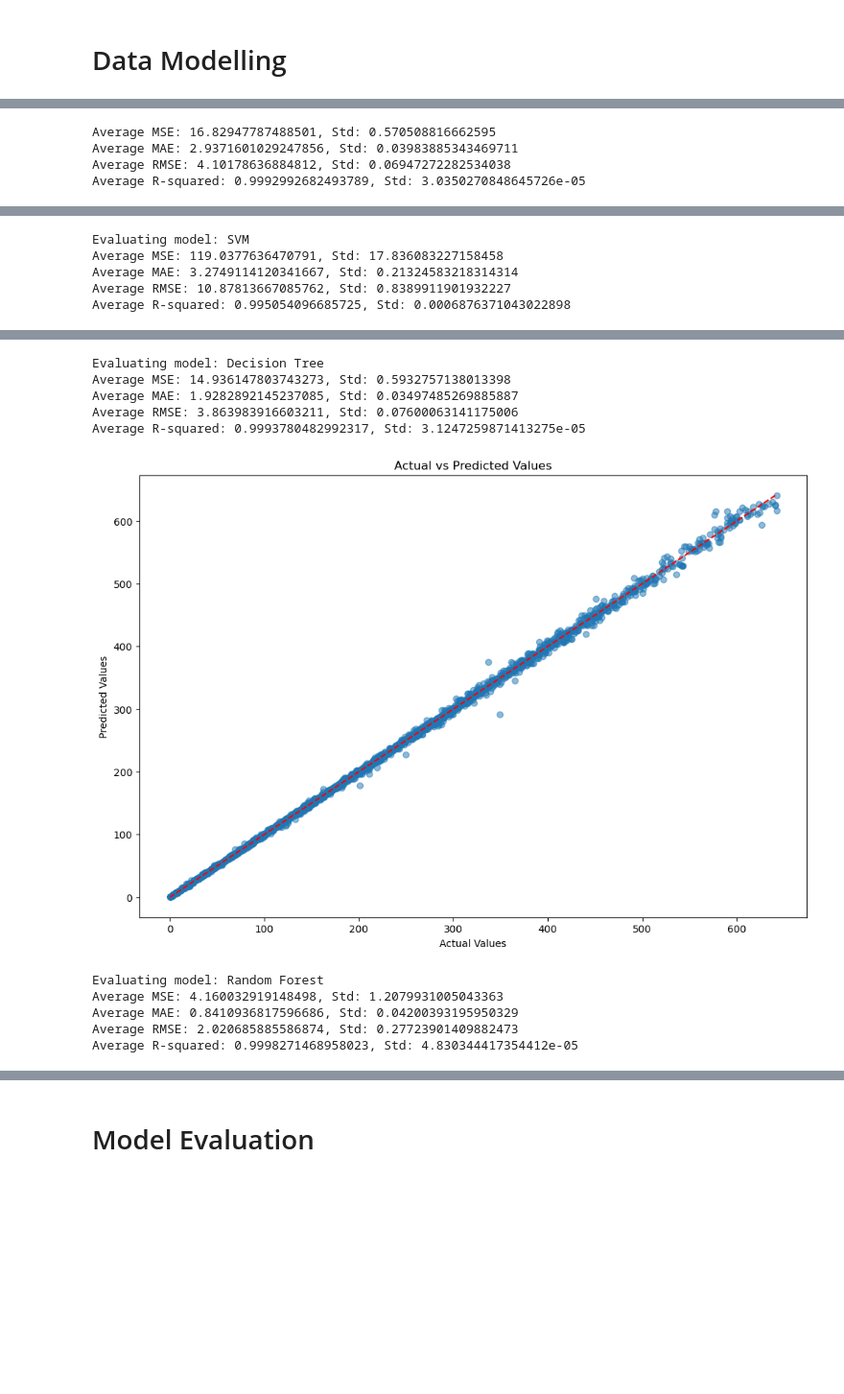
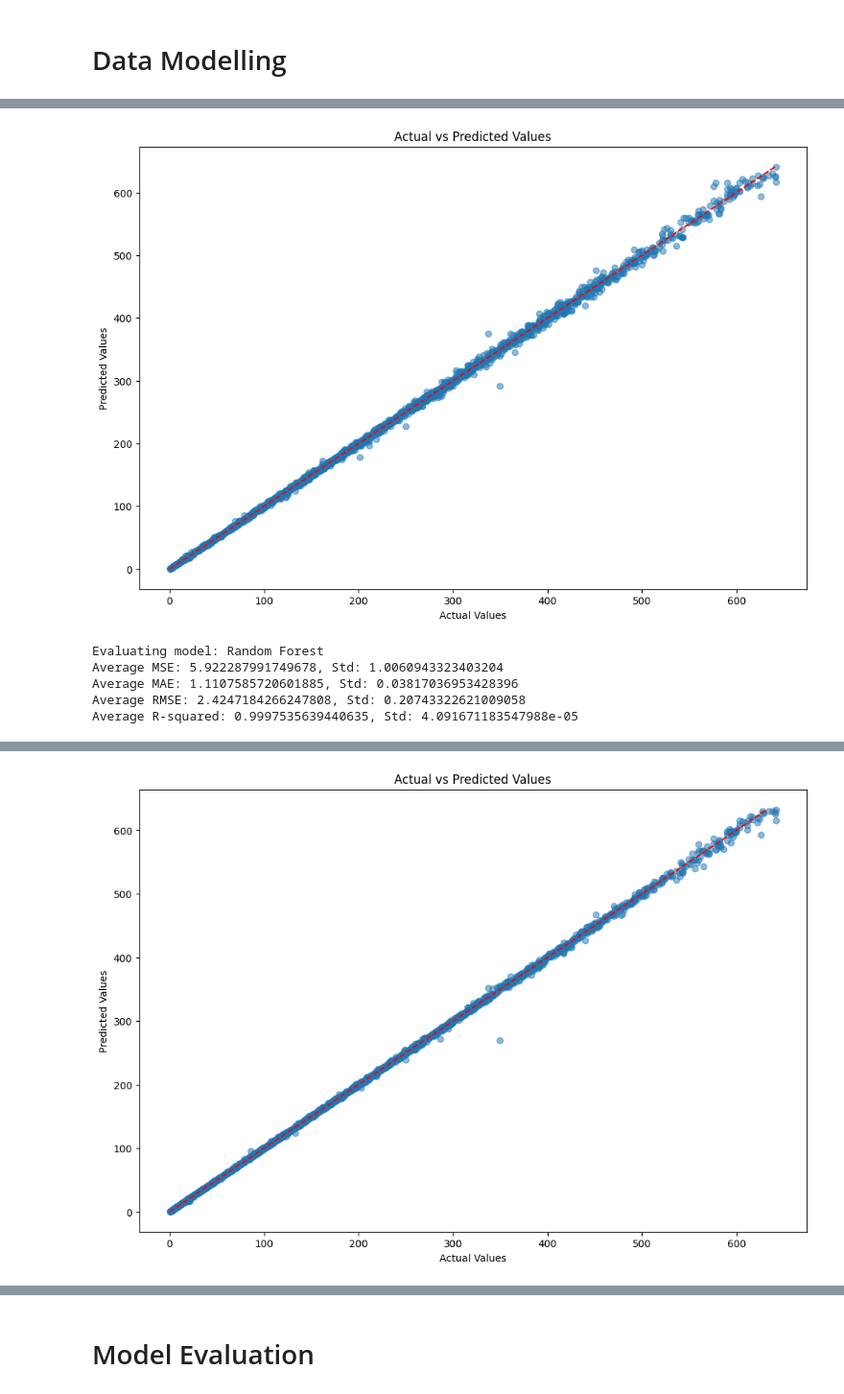
Before and after one commit to MehulBafna/BlueYonderTask, a Jupyter notebook: notebook/Model Training.ipynb, the cells around one changed output, grey strips where cells are left out. Shown at 96% size. Cells and saved outputs as stored; diff of their text form; code cells hidden in the pictures; blank space fills up the shorter version.

```diff
--- a/notebook/Model Training.ipynb
+++ b/notebook/Model Training.ipynb
@@ -206,9 +220,8 @@ y = np.concatenate((y_train, y_test))
 models = {
     'LR': LinearRegression(),
     'KNN': KNeighborsRegressor(n_neighbors=3, metric='manhattan'),
-    'SVM': SVR(kernel='rbf', C=1.0, epsilon=0.1),
     'Decision Tree': DecisionTreeRegressor(random_state=42),
-    'Random Forest': RandomForestRegressor(random_state=42)
+    'Random Forest': RandomForestRegressor(n_estimators=10,random_state=42)
 }
 
 kf = KFold(n_splits=6, shuffle=True, random_state=42)
@@ -291,4 +299,6 @@ Returning the number of logical cores instead. You can silence this warning by s
+[figure, new version]
-Average MSE: 16.82947787488501, Std: 0.570508816662595
-Average MAE: 2.9371601029247856, Std: 0.03983885343469711
-Average RMSE: 4.10178636884812, Std: 0.06947272282534038
-Average R-squared: 0.9992992682493789, Std: 3.0350270848645726e-05
+Evaluating model: Random Forest
+Average MSE: 5.922287991749678, Std: 1.0060943323403204
+Average MAE: 1.1107585720601885, Std: 0.03817036953428396
+Average RMSE: 2.4247184266247808, Std: 0.20743322621009058
+Average R-squared: 0.9997535639440635, Std: 4.091671183547988e-05
@@ -296,5 +304,0 @@ Average R-squared: 0.9992992682493789, Std: 3.0350270848645726e-05
-Evaluating model: SVM
-Average MSE: 119.0377636470791, Std: 17.836083227158458
-Average MAE: 3.2749114120341667, Std: 0.21324583218314314
-Average RMSE: 10.87813667085762, Std: 0.8389911901932227
-Average R-squared: 0.995054096685725, Std: 0.0006876371043022898
@@ -302,11 +305 @@ Average R-squared: 0.995054096685725, Std: 0.0006876371043022898
-Evaluating model: Decision Tree
-Average MSE: 14.936147803743273, Std: 0.5932757138013398
-Average MAE: 1.9282892145237085, Std: 0.03497485269885887
-Average RMSE: 3.863983916603211, Std: 0.07600063141175006
-Average R-squared: 0.9993780482992317, Std: 3.1247259871413275e-05
-[figure, old version]
+[figure, new version]
-Evaluating model: Random Forest
-Average MSE: 4.160032919148498, Std: 1.2079931005043363
-Average MAE: 0.8410936817596686, Std: 0.04200393195950329
-Average RMSE: 2.020685885586874, Std: 0.27723901409882473
-Average R-squared: 0.9998271468958023, Std: 4.830344417354412e-05
```
Also changed, not shown: parts of 6 cells of this notebook, 8 other files.
